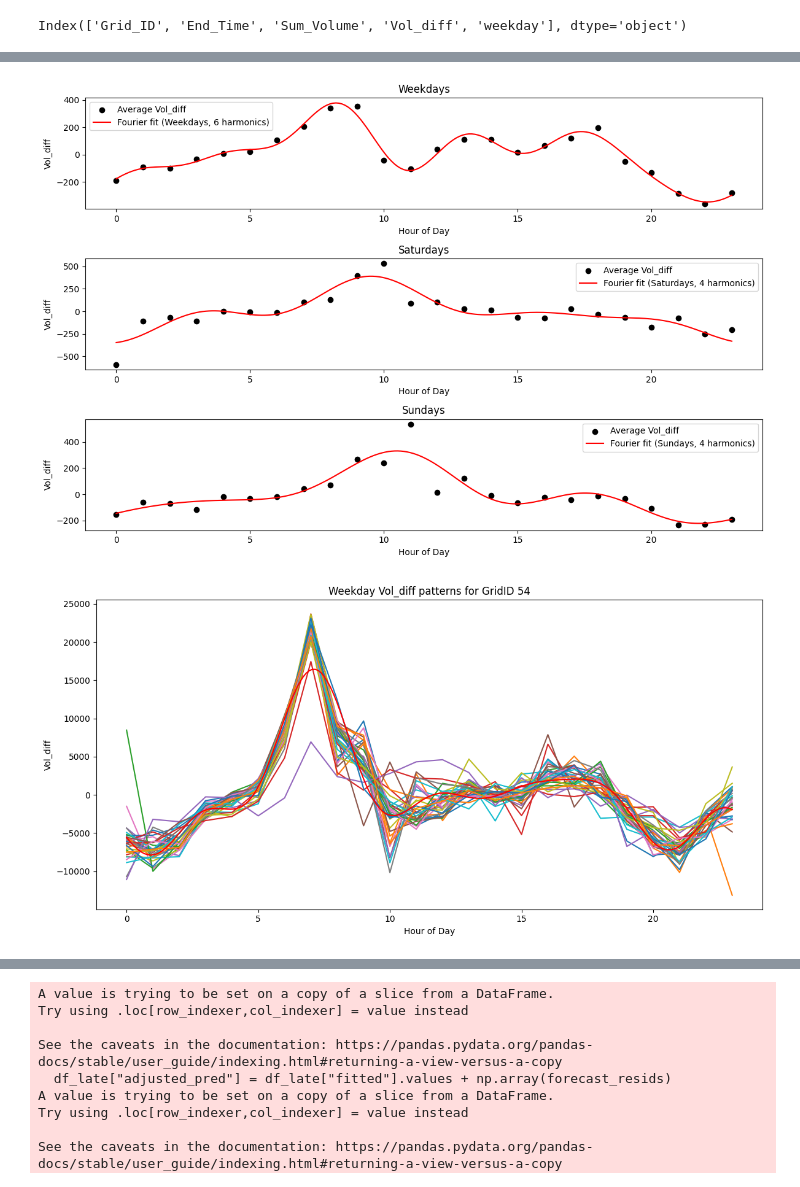
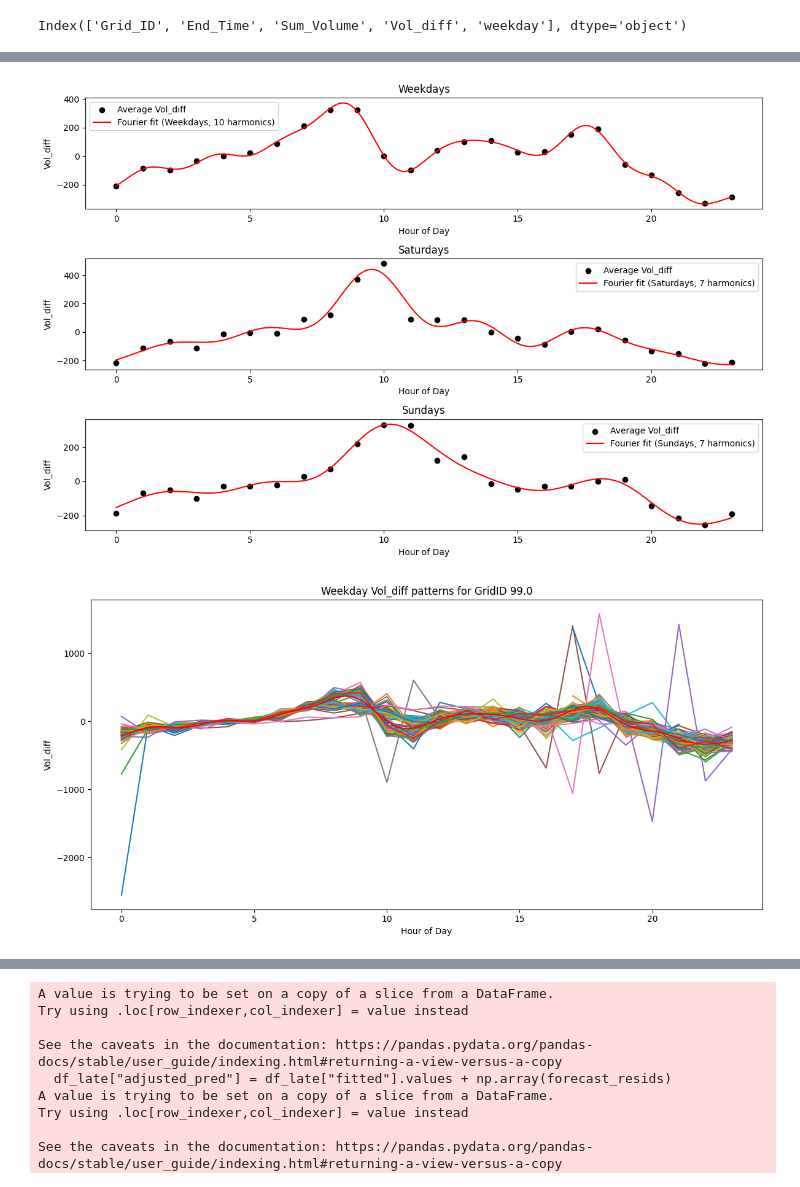
Before and after one commit to kirva123/Hackathon2025, a Jupyter notebook: TheModel.ipynb, the cells around one changed output, grey strips where cells are left out. Saved outputs shown, nothing was run; the diff lists cells and outputs as text; code cells hidden in the pictures.

```diff
--- a/TheModel.ipynb
+++ b/TheModel.ipynb
@@ -25,8 +26,12 @@ columns_to_load = ["End_Time", "Site", "Detector", "Sum_Volume", "Avg_Volume"]
 March2025 = pd.read_csv("data/SCATSMarch2025.csv", usecols=columns_to_load)
 April2025 = pd.read_csv("data/SCATSApril2025.csv", usecols=columns_to_load)
 May2025 = pd.read_csv("data/SCATSMay2025.csv", usecols=columns_to_load)
+July2024 = pd.read_csv("data/SCATSJuly2024.csv", usecols=columns_to_load)
+August2024 = pd.read_csv("data/SCATSAugust2024.csv", usecols=columns_to_load)
+Sep2024 = pd.read_csv("data/SCATSSeptember2024.csv", usecols=columns_to_load)
+Oct2024 = pd.read_csv("data/SCATSOctober2024.csv", usecols=columns_to_load)
 # %%
-df  = pd.concat([March2025, April2025], ignore_index=True)
+df  = pd.concat([July2024,August2024, Sep2024, Oct2024, March2025, April2025], ignore_index=True)
 geo_edges=edges.copy()
 # Convert the 'geometry' column from WKT to Shapely geometries
 geo_edges['geometry'] = edges['geometry'].apply(wkt.loads)
@@ -441,39 +465,39 @@ groups = {
 
 # Define harmonics per group
 harmonics_map = {
-    "Weekdays": 6,
-    "Saturdays": 4,
-    "Sundays": 4
+    "Weekdays": 10,
+    "Saturdays": 7,
+    "Sundays": 7
 }
 
 plt.figure(figsize=(12, 8))
 
 for i, (label, df) in enumerate(groups.items(), 1):
     n_harmonics = harmonics_map[label]   # choose harmonics by group
     hourly, hours, y_pred, model = fit_fourier(df, n_harmonics=n_harmonics)
 
     # Save results
     results[label] = {
         "hourly": hourly,
         "hours": hours,
         "y_pred": y_pred,
         "model": model,
         "n_harmonics": n_harmonics
     }
 
     # Plot
     plt.subplot(3, 1, i)
     plt.scatter(hourly['hour'], hourly['Vol_diff'], label="Average Vol_diff", color="black")
     plt.plot(hours, y_pred, label=f"Fourier fit ({label}, {n_harmonics} harmonics)", color="red")
     plt.title(label)
     plt.xlabel("Hour of Day")
     plt.ylabel("Vol_diff")
     plt.legend()
 
 plt.tight_layout()
 plt.show()
 # %% [output]
-[figure, old version]
+[figure, new version]
 # %%
 df_weekdays['date'] = df_weekdays['End_Time'].dt.date
 df_weekdays['hour'] = df_weekdays['End_Time'].dt.hour  # or use End_Time directly if hourly
@@ -493,7 +517,7 @@ plt.tight_layout()
 plt.show()
 #edit
 # %% [output]
-[figure, old version]
+[figure, new version]
 # %%
 df_sat['date'] = df_sat['End_Time'].dt.date
 df_sat['hour'] = df_sat['End_Time'].dt.hour  # or use End_Time directly if hourly
```
Also changed, not shown: parts of 55 cells of this notebook.
